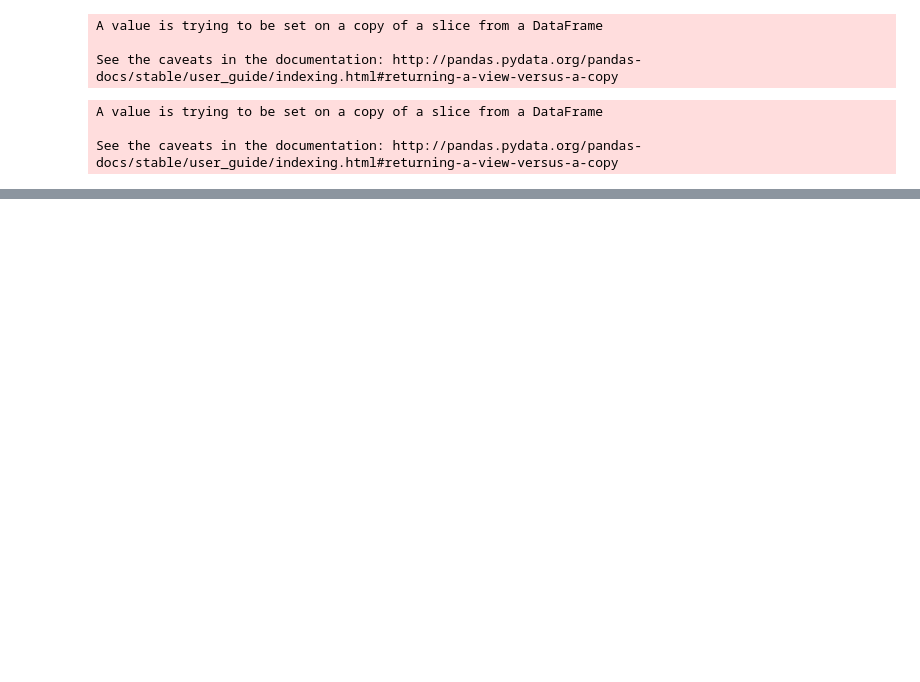
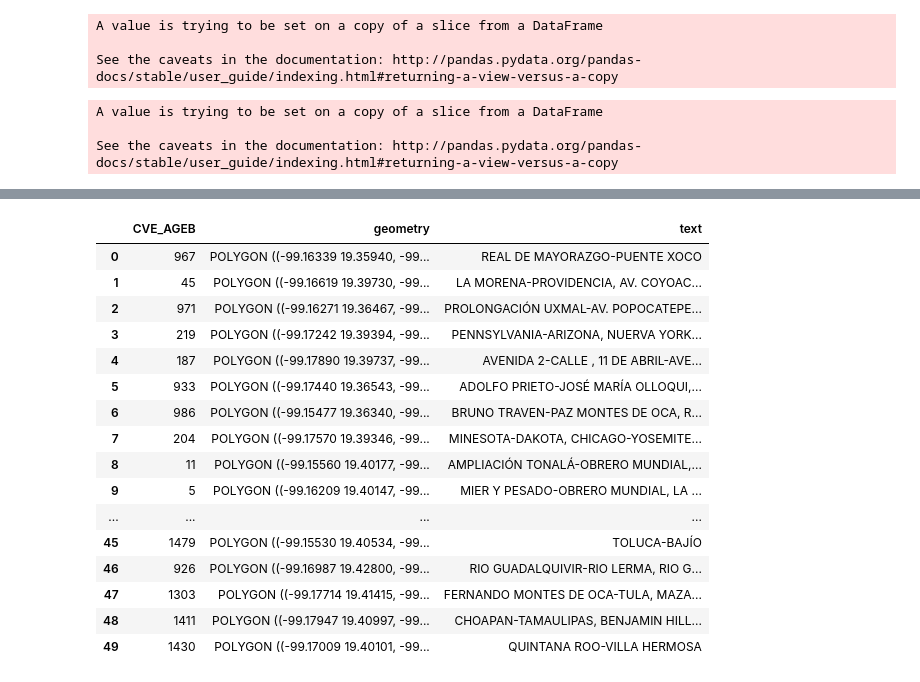
Before and after one commit to paupradel/ecobici_viz, a Jupyter notebook: graphs_build/ageb_colonia_cp.ipynb, the cells around one changed output, grey strips where cells are left out. Cells and saved outputs as stored; diff of their text form; code cells hidden in the pictures; blank space fills up the shorter version.

```diff
--- a/graphs_build/ageb_colonia_cp.ipynb
+++ b/graphs_build/ageb_colonia_cp.ipynb
@@ -36,0 +81,2 @@ df_1.to_csv('estaciones-agebs.csv', index=False)
+# %%
+geodataframe = gpd.read_file('./data/production_data/ageb_geometry/ageb_geometria.shp')
@@ -36,0 +115,26 @@ df_1.to_csv('estaciones-agebs.csv', index=False)
+# %%
+geodataframe['CVE_AGEB'] = [''.join(filter(lambda x: x.isdigit(), row)) for row in geodataframe['CVE_AGEB']]
+# %%
+geodataframe['CVE_AGEB'] = geodataframe['CVE_AGEB'].astype(int)
+# %%
+geo_new = geodataframe.merge(df_agebs, on='CVE_AGEB' )
+# %%
+geo_new.head(50)
+# %% [output]
+|  | CVE_AGEB | geometry | text |
+| 0 | 967 | POLYGON ((-99.16339 19.35940, -99... | REAL DE MAYORAZGO-PUENTE XOCO |
+| 1 | 45 | POLYGON ((-99.16619 19.39730, -99... | LA MORENA-PROVIDENCIA, AV. COYOAC... |
+| 2 | 971 | POLYGON ((-99.16271 19.36467, -99... | PROLONGACIÓN UXMAL-AV. POPOCATEPE... |
+| 3 | 219 | POLYGON ((-99.17242 19.39394, -99... | PENNSYLVANIA-ARIZONA, NUERVA YORK... |
+| 4 | 187 | POLYGON ((-99.17890 19.39737, -99... | AVENIDA 2-CALLE , 11 DE ABRIL-AVE... |
+| 5 | 933 | POLYGON ((-99.17440 19.36543, -99... | ADOLFO PRIETO-JOSÉ MARÍA OLLOQUI,... |
+| 6 | 986 | POLYGON ((-99.15477 19.36340, -99... | BRUNO TRAVEN-PAZ MONTES DE OCA, R... |
+| 7 | 204 | POLYGON ((-99.17570 19.39346, -99... | MINESOTA-DAKOTA, CHICAGO-YOSEMITE... |
+| 8 | 11 | POLYGON ((-99.15560 19.40177, -99... | AMPLIACIÓN TONALÁ-OBRERO MUNDIAL,... |
+| 9 | 5 | POLYGON ((-99.16209 19.40147, -99... | MIER Y PESADO-OBRERO MUNDIAL, LA ... |
+| ... | ... | ... | ... |
+| 45 | 1479 | POLYGON ((-99.15530 19.40534, -99... | TOLUCA-BAJÍO |
+| 46 | 926 | POLYGON ((-99.16987 19.42800, -99... | RIO GUADALQUIVIR-RIO LERMA, RIO G... |
+| 47 | 1303 | POLYGON ((-99.17714 19.41415, -99... | FERNANDO MONTES DE OCA-TULA, MAZA... |
+| 48 | 1411 | POLYGON ((-99.17947 19.40997, -99... | CHOAPAN-TAMAULIPAS, BENJAMIN HILL... |
+| 49 | 1430 | POLYGON ((-99.17009 19.40101, -99... | QUINTANA ROO-VILLA HERMOSA |
```
Also changed, not shown: parts of 15 cells of this notebook, 3 other files.
